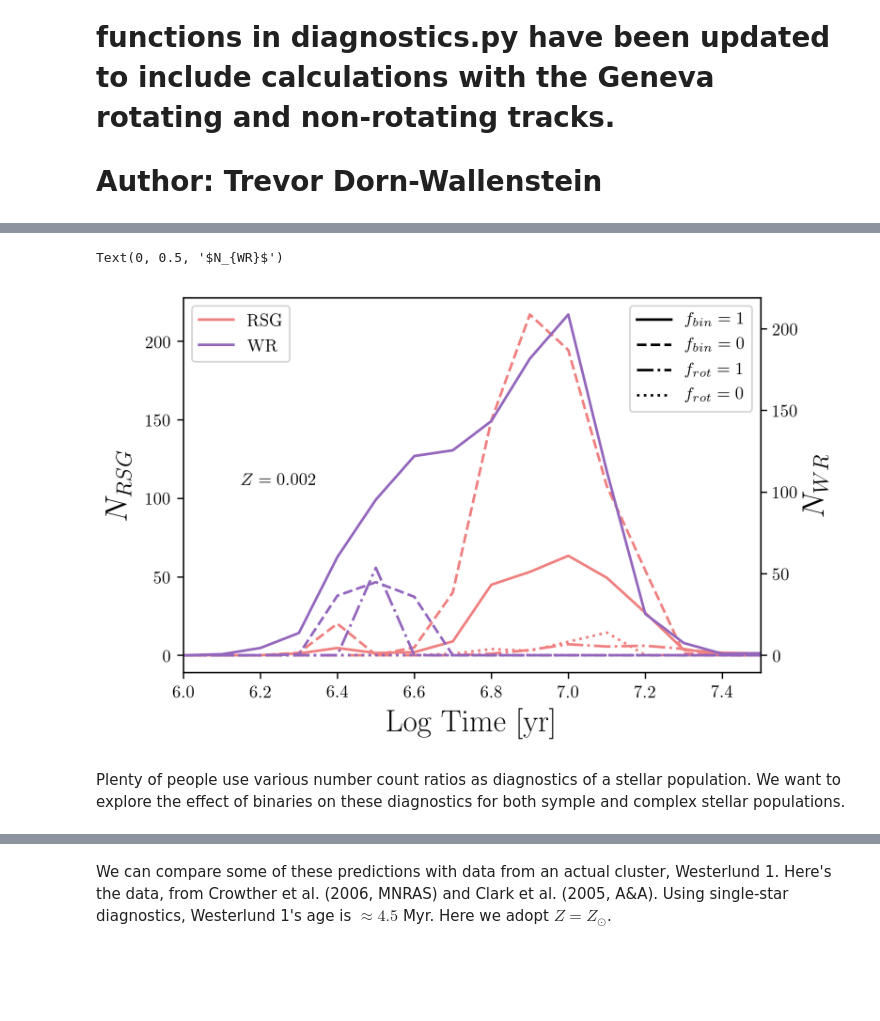
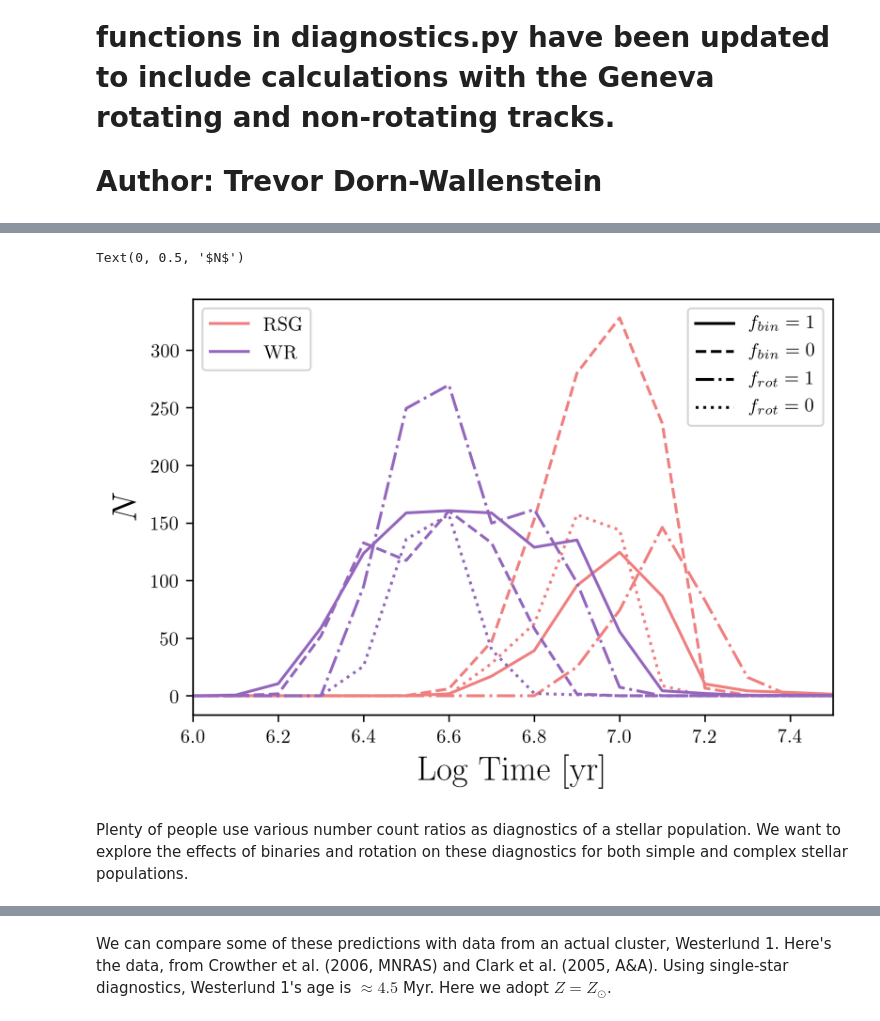
Before and after one commit to tzdwi/Diagnostics, a Jupyter notebook: paper_2019/diagnostics.ipynb, the cells around one changed output, grey strips where cells are left out. Cells and saved outputs as stored; diff of their text form; code cells hidden in the pictures; blank space fills up the shorter version.

```diff
--- a/paper_2019/diagnostics.ipynb
+++ b/paper_2019/diagnostics.ipynb
@@ -18,17 +18,17 @@ This utilizes get_arrs, which accesses a hdf5 file with the data in it. It's qui
 # %%
-fig, axes = plt.subplots(3,8,figsize=(13,6),dpi=300,sharex=True,sharey=True)
+fig, axes = plt.subplots(2,8,figsize=(11,4),dpi=300,sharex=True,sharey=True)
 
 types = ['O','B','BSG','YSG','RSG','WR','WN','WC']
 Lcut = [0.0,0.0,4.9,4.9,4.9,4.9,4.9,4.9]
 Cs = ['slateblue','cornflowerblue','b','y','lightcoral','C4','C6','C5']
 
-z_plot = ['z002','z014','z030']
+models = ['BPASS','Geneva']
 
-for i,z in enumerate(z_plot):
+for i,model in enumerate(models):
     for j,t in enumerate(types):
         ax = axes[i,j]
-        sarr = get_arrs(t,z,Lcut=Lcut[j])[1]
-        barr = get_arrs(t,z,Lcut=Lcut[j])[0]
+        sarr = get_arrs(t,'z014',Lcut=Lcut[j],models=model)[1]
+        barr = get_arrs(t,'z014',Lcut=Lcut[j],models=model)[0]
         s = sarr/np.max(sarr)
         b = barr/np.max(barr)
         ax.plot(logages,b,c=Cs[j],ls='-')
@@ -50,11 +50,11 @@ labax.set_ylabel(r'$N/N_{max}$',fontsize=18,family='serif')
 labax.set_zorder(-1)
 
 #Legends and annotations
-axes[2,7].legend(handles=[mlines.Line2D([], [], color='k',ls=l,label=p) for p,l in zip([r'$f_{bin} = 1$',r'$f_{bin} = 0$'],['-','--'])],loc=3)
+axes[1,7].legend(handles=[mlines.Line2D([], [], color='k',ls=l,label=p) for p,l in zip([r'$f = 1$',r'$f = 0$'],['-','--'])],loc=3)
 
-Z_labels = [r'$Z=0.002$',r'$Z=0.014$',r'$Z=0.030$']
+mod_labels = ['BPASS','Geneva']
 bbox_props = dict(boxstyle="round", fc="w", ec="0.5", alpha=0.5)
-for i,lab in enumerate(Z_labels):
+for i,lab in enumerate(mod_labels):
     axes[i,0].text(6.7, 0.1, lab, ha="center", va="center", size=14,bbox=bbox_props)
 
 for ax in axes.flatten():
@@ -66,7 +66,7 @@ for ax in axes.flatten():
         tick.label.set_fontsize(14)
     ax.title.set_fontsize(20)
 
-plt.savefig('binary_vs_single_counts.pdf')
+plt.savefig('binary_vs_rotation_counts.pdf')
 # %% [output]
 Passing one of 'on', 'true', 'off', 'false' as a boolean is deprecated; use an actual boolean (True/False) instead.
   warn_deprecated("2.2", "Passing one of 'on', 'true', 'off', 'false' as a "
@@ -130,37 +74,36 @@ Passing one of 'on', 'true', 'off', 'false' as a boolean is deprecated; use an a
 # %%
 fig,a1 = plt.subplots(dpi=300)
-a2 = plt.twinx(a1)
+a2 = plt.twiny(a1)
 
 types = ['RSG','WR']
 Lcut = [4.9,4.9]
 Cs = ['lightcoral','C4']
-sarrs = np.array([get_arrs(t,'z002',Lcut=l)[1] for t,l in zip(types,Lcut)])
-barrs = np.array([get_arrs(t,'z002',Lcut=l)[0] for t,l in zip(types,Lcut)])
+sarrs = np.array([get_arrs(t,'z014',Lcut=l)[1] for t,l in zip(types,Lcut)])
+barrs = np.array([get_arrs(t,'z014',Lcut=l)[0] for t,l in zip(types,Lcut)])
 
-narrs = np.array([get_arrs(t,'z002',Lcut=l,models='Geneva')[1] for t,l in zip(types,Lcut)])
-rarrs = np.array([get_arrs(t,'z002',Lcut=l,models='Geneva')[0] for t,l in zip(types,Lcut)])
+narrs = np.array([get_arrs(t,'z014',Lcut=l,models='Geneva')[1] for t,l in zip(types,Lcut)])
+rarrs = np.array([get_arrs(t,'z014',Lcut=l,models='Geneva')[0] for t,l in zip(types,Lcut)])
 
 for t,s,b,n,r,c,a in zip(types,sarrs,barrs,narrs,rarrs,Cs,[a1,a2]):
     a.plot(logages,b,c=c,ls='-')
     a.plot(logages,s,c=c,ls='--')
     a.plot(logages,n,c=c,ls=':')
     a.plot(logages,r,c=c,ls='-.')
 
 a1.legend(handles=[mlines.Line2D([], [], color='k',ls=l,label=p) for p,l in zip([r'$f_{bin} = 1$',r'$f_{bin} = 0$',r'$f_{rot} = 1$',r'$f_{rot} = 0$'],['-','--','-.',':'])],loc=1)
 a2.legend(handles=[mlines.Line2D([], [], color=c,ls='-',label=p) for p,c in zip(types,Cs)],loc=2)
 
-plt.annotate(r'$Z=0.002$', xy=(0,0), xycoords='axes fraction', xytext=(0.1, 0.5), textcoords='axes fraction')
-
 a2.set_xlim(6,7.5)
+a1.set_xlim(6,7.5)
+a2.set_xticks([])
 
 a1.set_xlabel('Log Time [yr]',fontsize=18)
-a1.set_ylabel('$N_{RSG}$',fontsize=18)
-a2.set_ylabel('$N_{WR}$',fontsize=18)
+a1.set_ylabel('$N$',fontsize=18)
 # %% [output]
-Text(0, 0.5, '$N_{WR}$')
+Text(0, 0.5, '$N$')
-[figure, old version]
+[figure, new version]
 # %% [markdown]
-Plenty of people use various number count ratios as diagnostics of a stellar population. We want to explore the effect of binaries on these diagnostics for both symple and complex stellar populations.
+Plenty of people use various number count ratios as diagnostics of a stellar population. We want to explore the effects of binaries and rotation on these diagnostics for both simple and complex stellar populations.
 # %%
 fig, axes = plt.subplots(2,5,figsize=(16,6),dpi=300)
 
```
Also changed, not shown: parts of 23 cells of this notebook, 10 other files.
